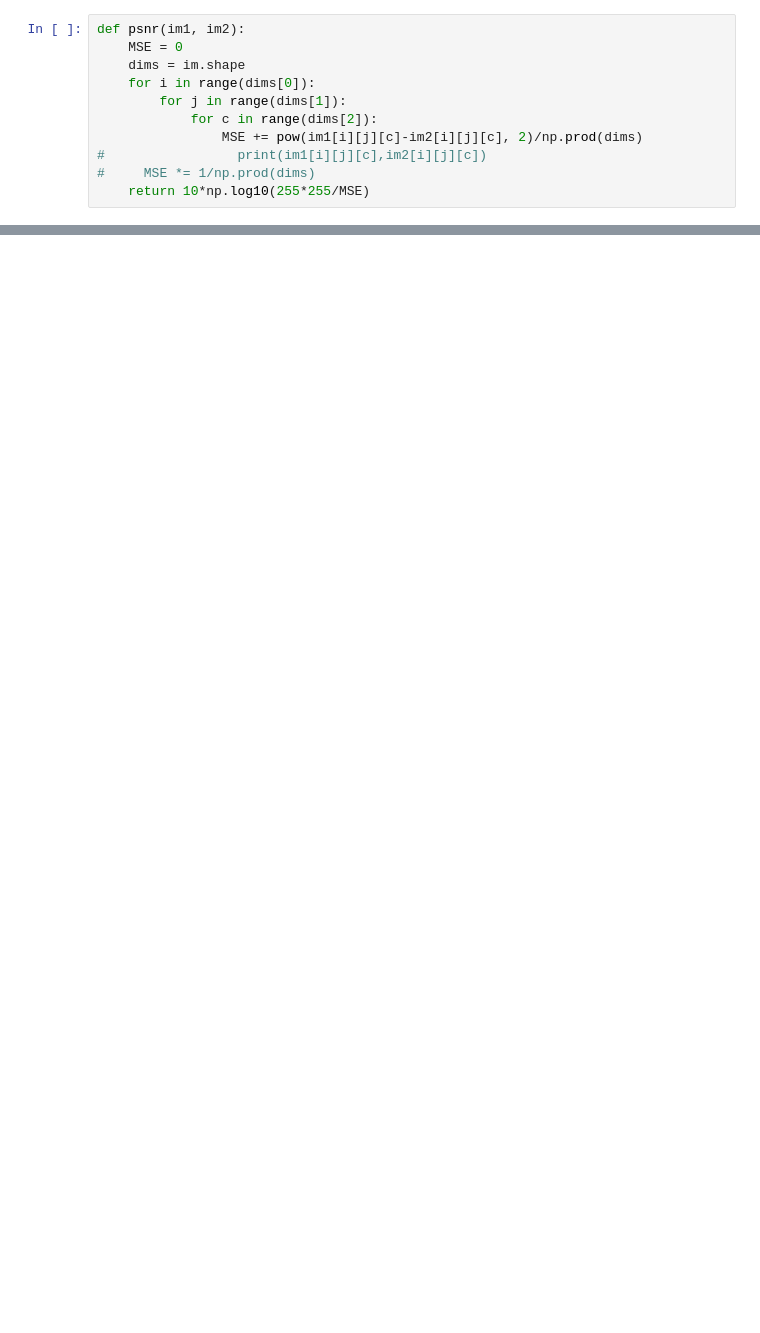
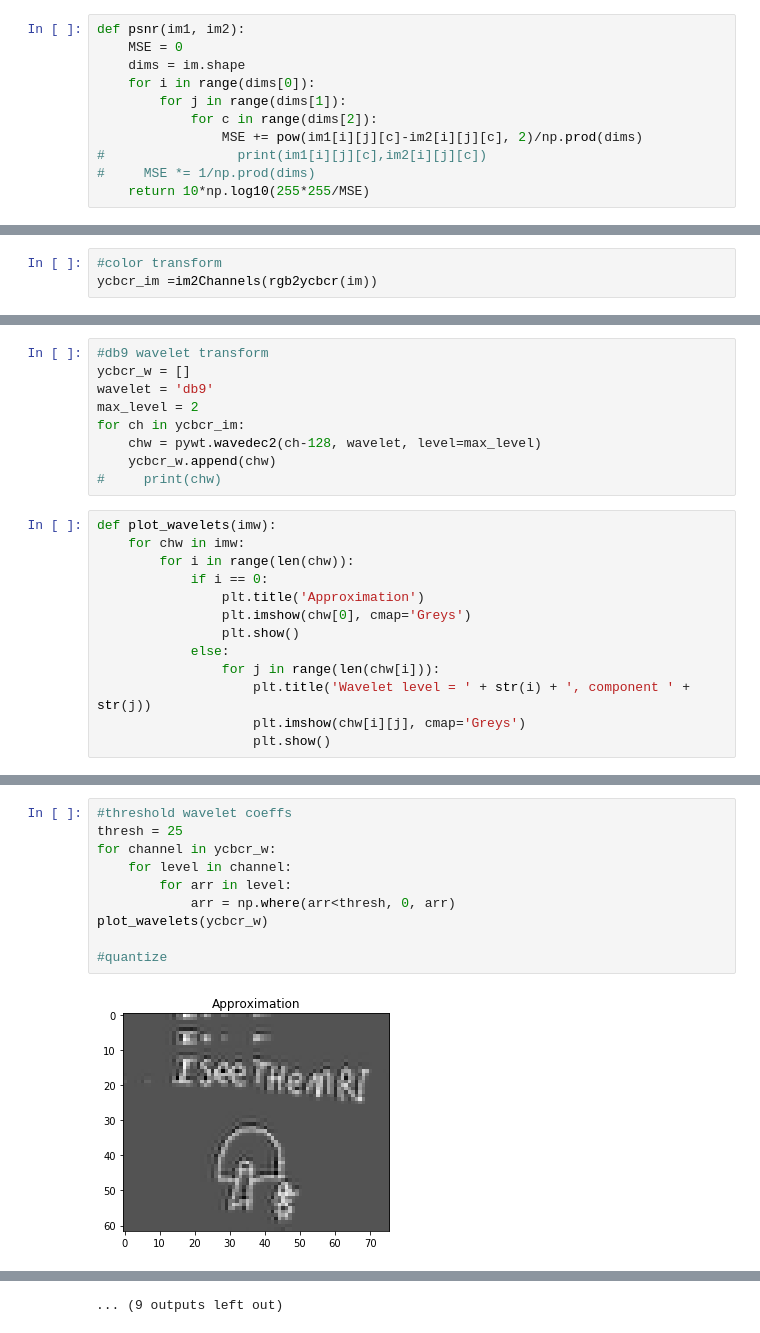
Before and after one commit to lin-aaron/ImageCommunication, a Jupyter notebook: transmit and receive.ipynb, the cells around one changed output, grey strips where cells are left out. Saved outputs shown, nothing was run; the diff lists cells and outputs as text; blank space fills up the shorter version.

```diff
--- a/transmit and receive.ipynb
+++ b/transmit and receive.ipynb
@@ -224,0 +333,3 @@ psnr(im, duIm)
+# %%
+#color transform
+ycbcr_im =im2Channels(rgb2ycbcr(im))
@@ -224,0 +358,22 @@ psnr(im, duIm)
+# %%
+#db9 wavelet transform
+ycbcr_w = []
+wavelet = 'db9'
+max_level = 2
+for ch in ycbcr_im:
+    chw = pywt.wavedec2(ch-128, wavelet, level=max_level)
+    ycbcr_w.append(chw)
+#     print(chw)
+# %%
+def plot_wavelets(imw):
+    for chw in imw:
+        for i in range(len(chw)):
+            if i == 0:
+                plt.title('Approximation')
+                plt.imshow(chw[0], cmap='Greys')
+                plt.show()
+            else:
+                for j in range(len(chw[i])):
+                    plt.title('Wavelet level = ' + str(i) + ', component ' + str(j))
+                    plt.imshow(chw[i][j], cmap='Greys')
+                    plt.show()
@@ -224,0 +398,12 @@ psnr(im, duIm)
+# %%
+#threshold wavelet coeffs
+thresh = 25
+for channel in ycbcr_w:
+    for level in channel:
+        for arr in level:
+            arr = np.where(arr<thresh, 0, arr)
+plot_wavelets(ycbcr_w)
+
+#quantize
+# %% [output]
+[figure, added]
@@ -224,0 +421 @@ psnr(im, duIm)
+... (9 outputs left out)
```
Also changed, not shown: parts of 17 cells of this notebook.
